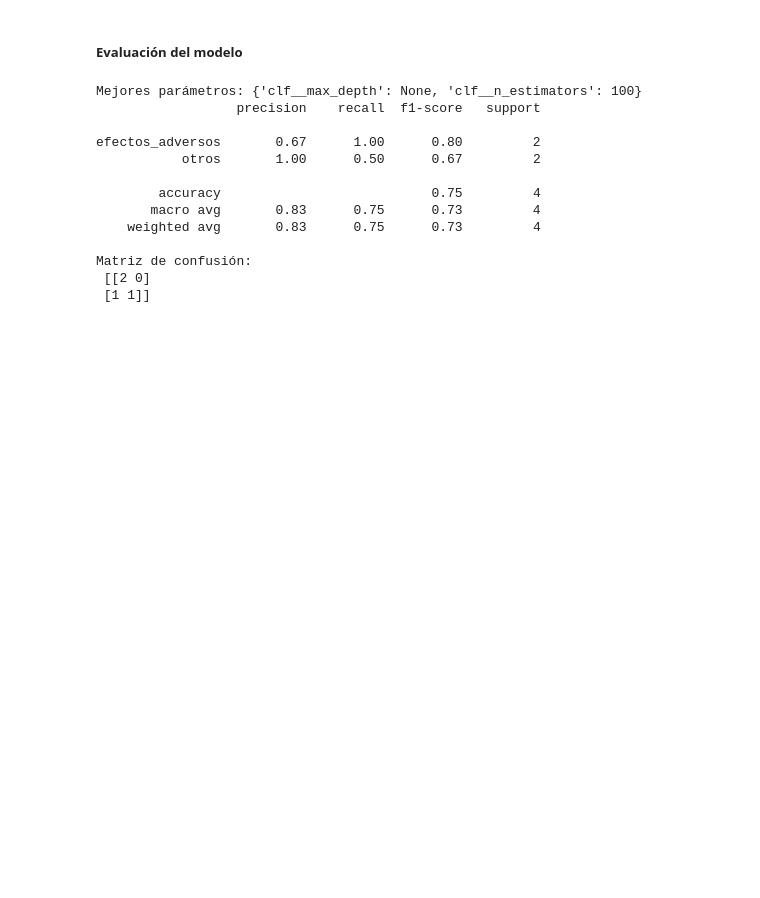
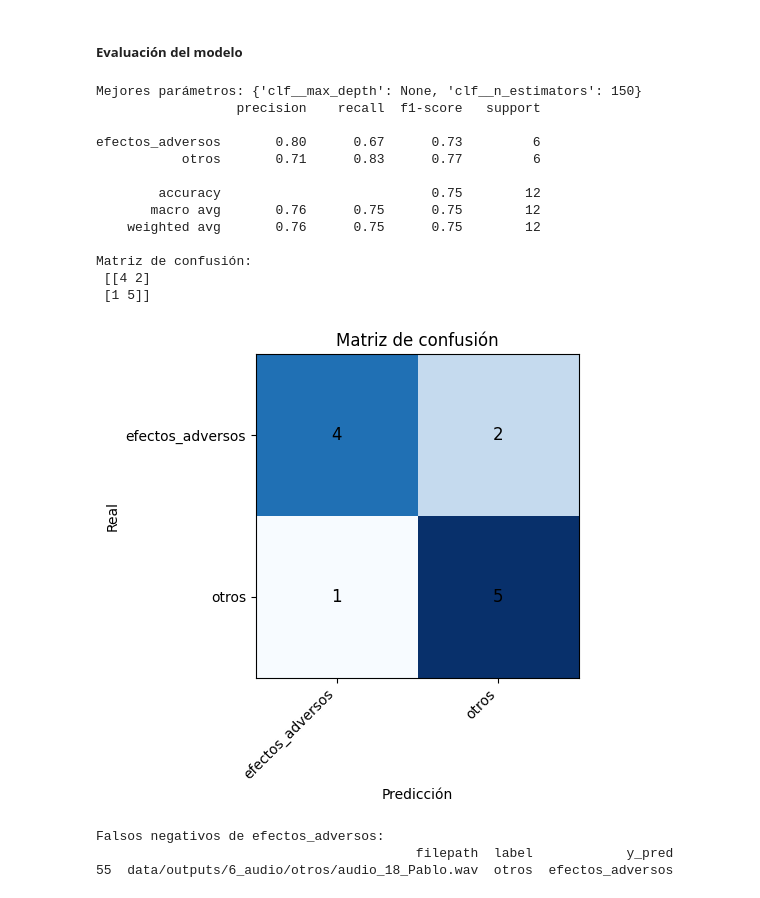
Before and after one commit to carlosriegom/PharmAI, a Jupyter notebook: audio/ml_clasificacion.ipynb, the cells around one changed output. Cells and saved outputs as stored; diff of their text form; code cells hidden in the pictures; blank space fills up the shorter version.

```diff
--- a/audio/ml_clasificacion.ipynb
+++ b/audio/ml_clasificacion.ipynb
@@ -139,22 +204,62 @@ Matriz de confusión:
 # %% [markdown]
 ##### **Evaluación del modelo**
 # %%
-print("Mejores parámetros:", grid.best_params_)
-
-y_pred = grid.predict(X_test)
-print(classification_report(y_test, y_pred))
-print("Matriz de confusión:\n", confusion_matrix(y_test, y_pred))
+y_pred_TS = evaluate_model(X_test, y_test, grid)
 # %% [output]
-Mejores parámetros: {'clf__max_depth': None, 'clf__n_estimators': 100}
+Mejores parámetros: {'clf__max_depth': None, 'clf__n_estimators': 150}
                   precision    recall  f1-score   support
 
-efectos_adversos       0.67      1.00      0.80         2
-           otros       1.00      0.50      0.67         2
+efectos_adversos       0.80      0.67      0.73         6
+           otros       0.71      0.83      0.77         6
 
-        accuracy                           0.75         4
-       macro avg       0.83      0.75      0.73         4
-    weighted avg       0.83      0.75      0.73         4
+        accuracy                           0.75        12
+       macro avg       0.76      0.75      0.75        12
+    weighted avg       0.76      0.75      0.75        12
 
 Matriz de confusión:
- [[2 0]
- [1 1]]
+ [[4 2]
+ [1 5]]
+# %%
+# Matriz de confusión
+def plot_confusion_matrix(y_pred, y_label):
+
+    labels = np.unique(np.concatenate([y_label, y_pred]))
+    cm = confusion_matrix(y_label, y_pred, labels=labels)
+
+    fig, ax = plt.subplots(figsize=(6, 5))
+    im = ax.imshow(cm, cmap='Blues')
+
+    # Títulos y etiquetas
+    ax.set_title('Matriz de confusión')
+    ax.set_xlabel('Predicción')
+    ax.set_ylabel('Real')
+    ax.set_xticks(np.arange(len(labels)))
+    ax.set_yticks(np.arange(len(labels)))
+    ax.set_xticklabels(labels, rotation=45, ha='right')
+    ax.set_yticklabels(labels)
+
+    # Escribe los valores en cada celda
+    for i in range(len(labels)):
+        for j in range(len(labels)):
+            ax.text(j, i, cm[i, j], ha='center', va='center', color='black', fontsize=12)
+
+    plt.tight_layout()
+    plt.show()
+
+plot_confusion_matrix(y_pred_TS, y_test)
+# %% [output]
+[figure, added]
+# %%
+# Localizamos el audio mal clasificado
+y_pred_test = grid.predict(X_test)
+df_TS["y_pred"] = y_pred_test
+misclasificados = df_TS[
+    (df_TS["label"] == "otros") &
+    (df_TS["y_pred"] == "efectos_adversos")
+]
+print("Falsos negativos de efectos_adversos:")
+print(misclasificados[["filepath", "label", "y_pred"]])
+# %% [output]
+Falsos negativos de efectos_adversos:
+                                         filepath  label            y_pred
+55  data/outputs/6_audio/otros/audio_18_Pablo.wav  otros  efectos_adversos
```
Also changed, not shown: parts of 21 cells of this notebook, 6 other files.
